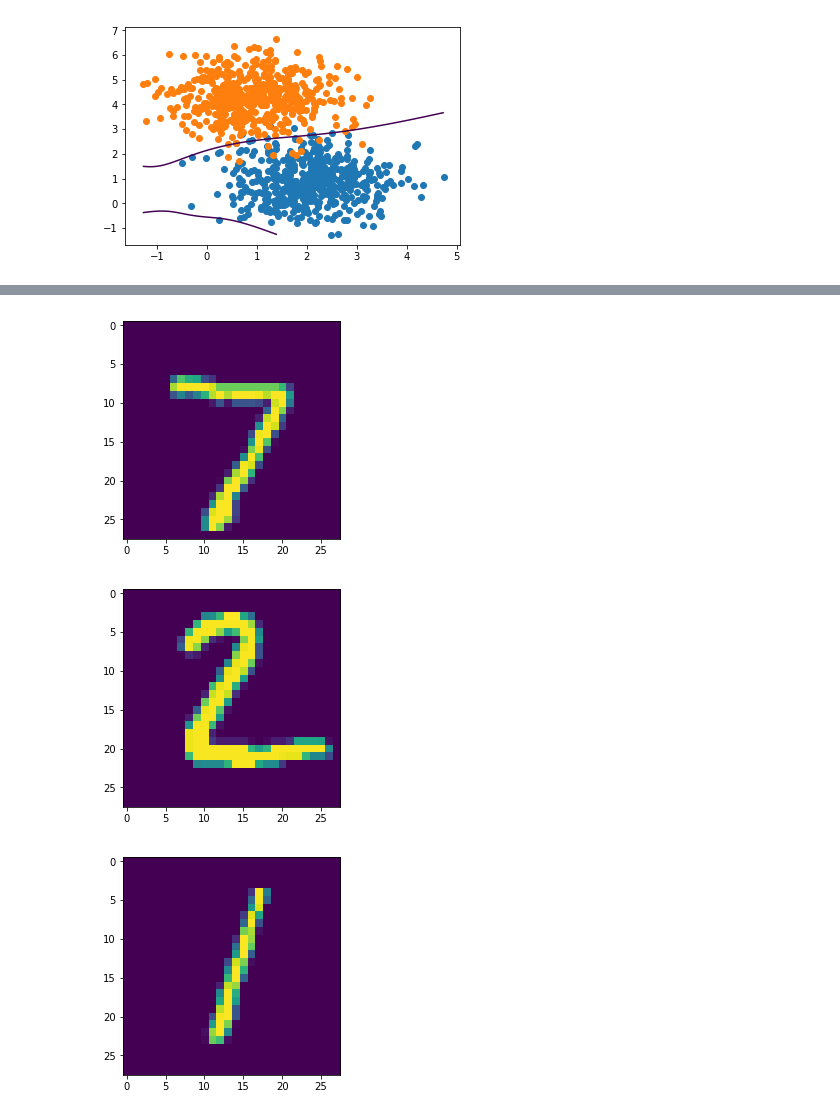
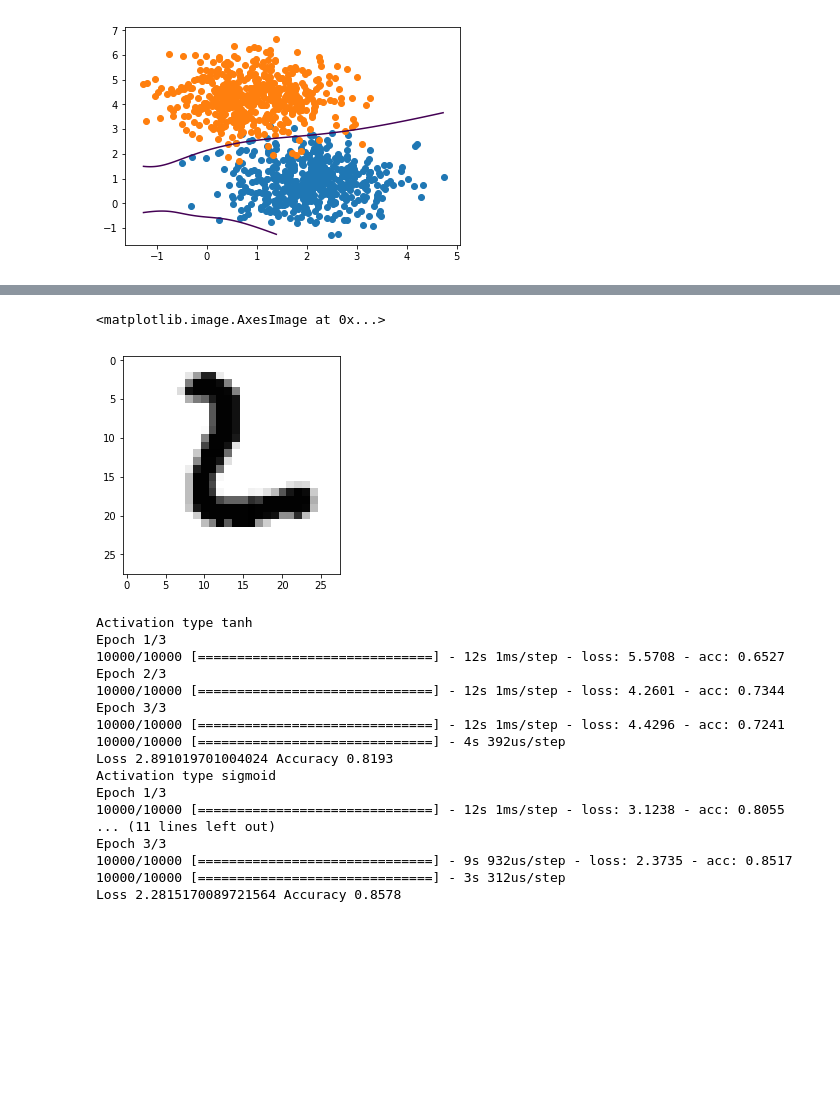
Before and after one commit to oquechy/ML-Basics, a Jupyter notebook: Homework #2.ipynb, the cells around one changed output, grey strips where cells are left out. Cells and saved outputs as stored; diff of their text form; code cells hidden in the pictures; blank space fills up the shorter version.

```diff
--- a/Homework #2.ipynb
+++ b/Homework #2.ipynb
@@ -212,12 +212,7 @@ plt.plot(range(len(accuracies)), accuracies)
 # %%
-#%matplotlib inline
 X, Y = read_dataset('mnist.csv')
 X = X.reshape(-1, 28, 28)
-for num in X[:3]:
-    plt.cla()
-    plt.imshow(num)
-    plt.show()
+plt.imshow(X[1337], cmap='Greys')
 # %% [output]
+<matplotlib.image.AxesImage at 0x...>
-[figure, old version]
+[figure, new version]
-[figure, removed]
-[figure, removed]
@@ -223,0 +234,32 @@ for num in X[:3]:
+# %%
+# Keras requires further reshaping:
+X, Y = read_dataset('mnist.csv')
+X = X.reshape(X.shape[0], 28, 28, 1)
+
+
+for activation in ['tanh', 'sigmoid', 'relu']:
+    print(f'Activation type {activation}')
+
+    compile_model(activation, (28, 28, 1))
+    model.fit(X, Y, epochs=3)
+    loss, accuracy = model.evaluate(X, Y)
+
+    print(f'Loss {loss} Accuracy {accuracy}')
+# %% [output]
+Activation type tanh
+Epoch 1/3
+10000/10000 [==============================] - 12s 1ms/step - loss: 5.5708 - acc: 0.6527
+Epoch 2/3
+10000/10000 [==============================] - 12s 1ms/step - loss: 4.2601 - acc: 0.7344
+Epoch 3/3
+10000/10000 [==============================] - 12s 1ms/step - loss: 4.4296 - acc: 0.7241
+10000/10000 [==============================] - 4s 392us/step
+Loss 2.891019701004024 Accuracy 0.8193
+Activation type sigmoid
+Epoch 1/3
+10000/10000 [==============================] - 12s 1ms/step - loss: 3.1238 - acc: 0.8055
+... (11 lines left out)
+Epoch 3/3
+10000/10000 [==============================] - 9s 932us/step - loss: 2.3735 - acc: 0.8517
+10000/10000 [==============================] - 3s 312us/step
+Loss 2.2815170089721564 Accuracy 0.8578
```
Also changed, not shown: parts of 7 cells of this notebook.
